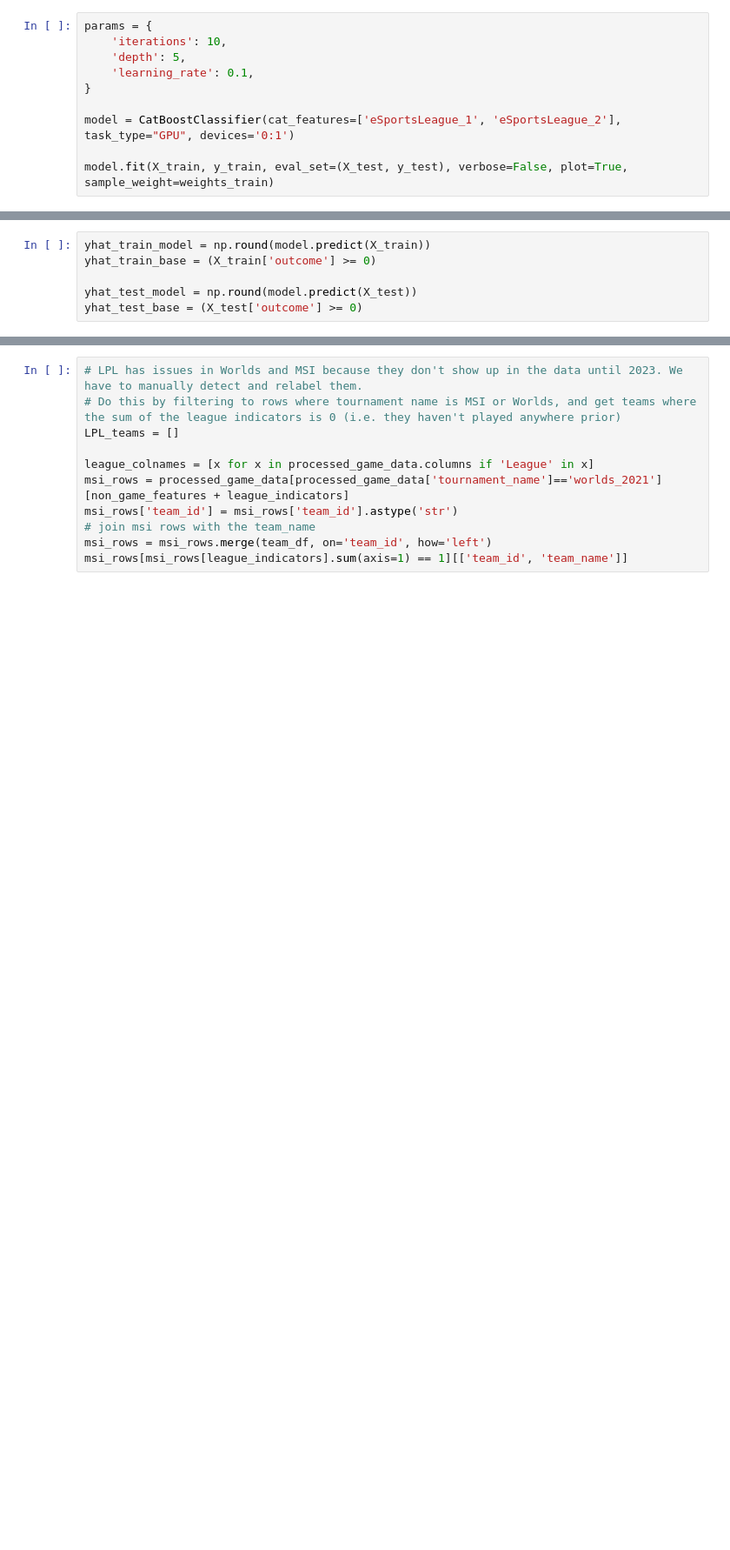
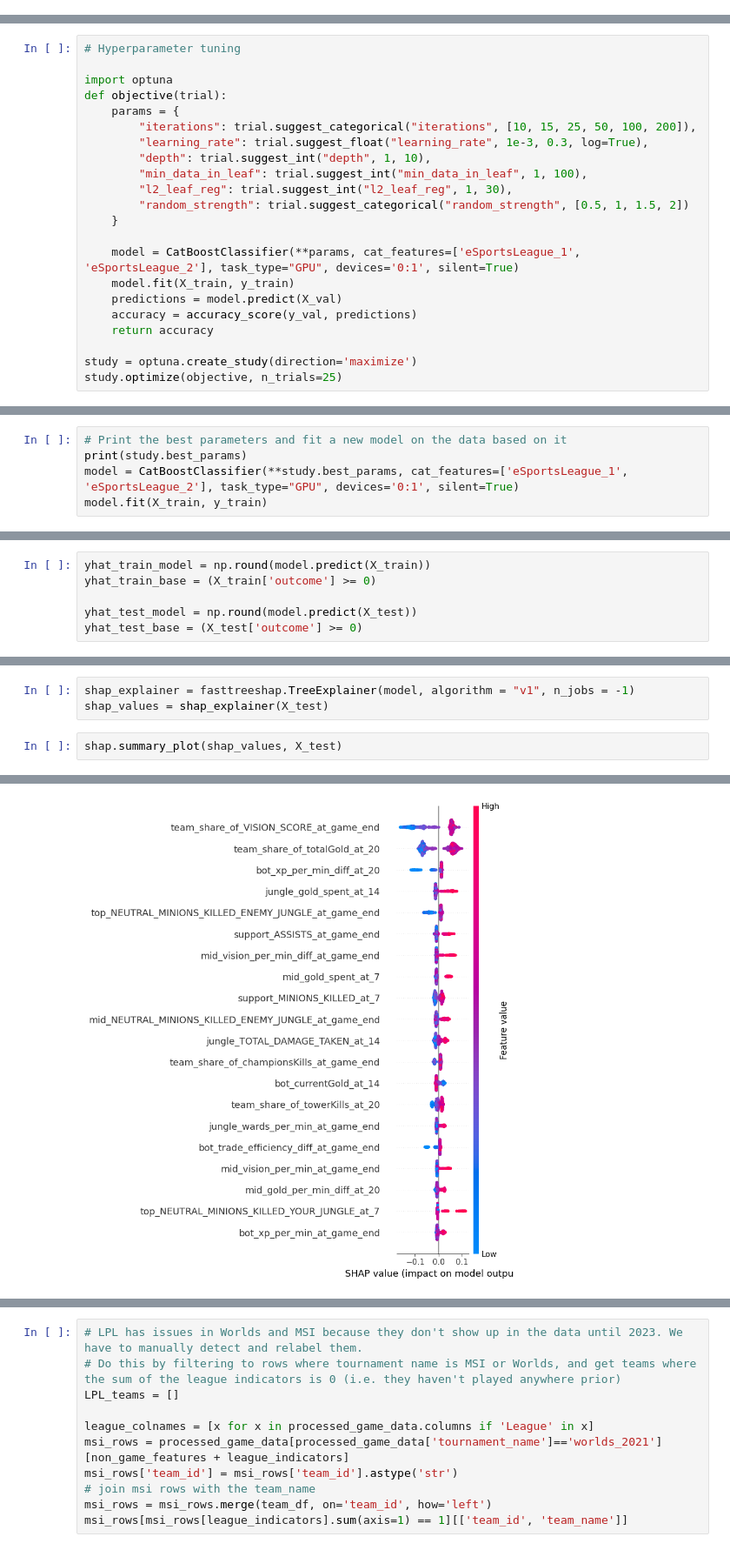
Before and after one commit to brjhsu/LeagueRankings, a Jupyter notebook: Tournaments Aggregation catDiff.ipynb, the cells around one changed output, grey strips where cells are left out. Shown at 87% size. Drawn from its saved outputs; the diff is of its cells as text; blank space fills up the shorter version.

Commit message:
added shapley value analysis

```diff
--- a/Tournaments Aggregation catDiff.ipynb
+++ b/Tournaments Aggregation catDiff.ipynb
@@ -255,10 +244,0 @@ Name: 3824, Length: 1206, dtype: object
-# %%
-params = {
-    'iterations': 10,
-    'depth': 5,
-    'learning_rate': 0.1,
-}
-
-model = CatBoostClassifier(cat_features=['eSportsLeague_1', 'eSportsLeague_2'], task_type="GPU", devices='0:1')
-
-model.fit(X_train, y_train, eval_set=(X_test, y_test), verbose=False, plot=True, sample_weight=weights_train)
@@ -267,0 +265,22 @@ KeyboardInterrupt
+# %%
+# Hyperparameter tuning
+
+import optuna
+def objective(trial):
+    params = {
+        "iterations": trial.suggest_categorical("iterations", [10, 15, 25, 50, 100, 200]),
+        "learning_rate": trial.suggest_float("learning_rate", 1e-3, 0.3, log=True),
+        "depth": trial.suggest_int("depth", 1, 10),
+        "min_data_in_leaf": trial.suggest_int("min_data_in_leaf", 1, 100),
+        "l2_leaf_reg": trial.suggest_int("l2_leaf_reg", 1, 30),
+        "random_strength": trial.suggest_categorical("random_strength", [0.5, 1, 1.5, 2])
+    }
+
+    model = CatBoostClassifier(**params, cat_features=['eSportsLeague_1', 'eSportsLeague_2'], task_type="GPU", devices='0:1', silent=True)
+    model.fit(X_train, y_train)
+    predictions = model.predict(X_val)
+    accuracy = accuracy_score(y_val, predictions)
+    return accuracy
+
+study = optuna.create_study(direction='maximize')
+study.optimize(objective, n_trials=25)
@@ -267,0 +305,5 @@ KeyboardInterrupt
+# %%
+# Print the best parameters and fit a new model on the data based on it
+print(study.best_params)
+model = CatBoostClassifier(**study.best_params, cat_features=['eSportsLeague_1', 'eSportsLeague_2'], task_type="GPU", devices='0:1', silent=True)
+model.fit(X_train, y_train)
@@ -309,0 +389,6 @@ data.nlargest(20, columns="score").plot(kind='barh', figsize = (20,10)) ## plot
+# %%
+shap_explainer = fasttreeshap.TreeExplainer(model, algorithm = "v1", n_jobs = -1)
+shap_values = shap_explainer(X_test)
+# %%
+shap.summary_plot(shap_values, X_test)
+# %% [output]
@@ -309,0 +396 @@ data.nlargest(20, columns="score").plot(kind='barh', figsize = (20,10)) ## plot
+[figure, added]
```
Also changed, not shown: parts of 13 cells of this notebook, 1 other file.
